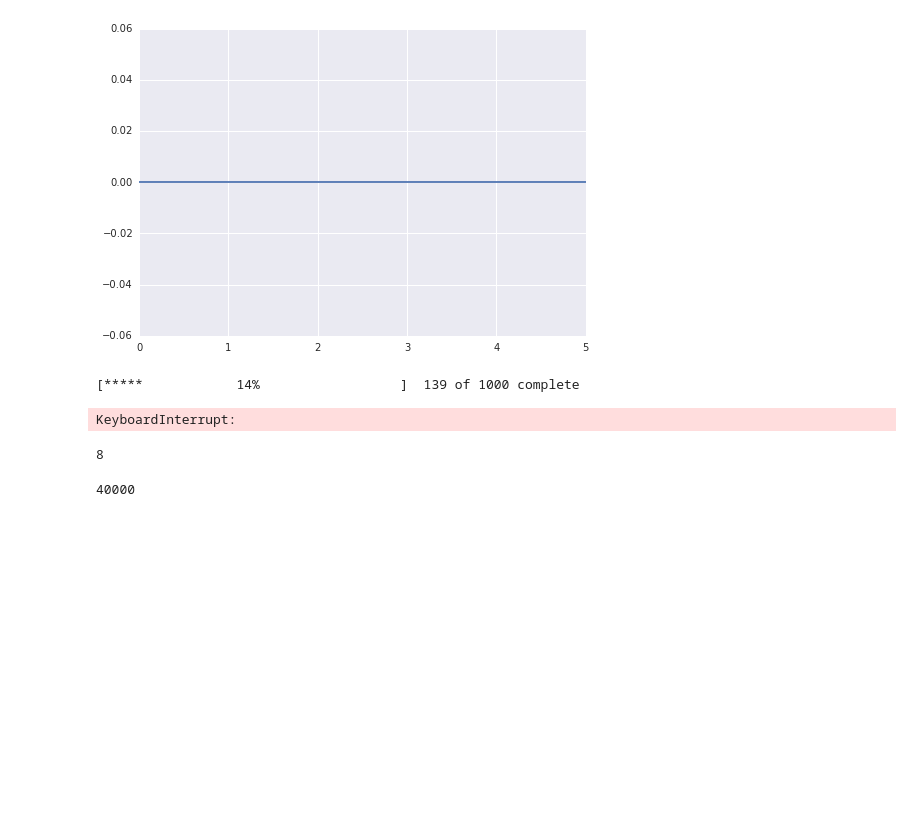
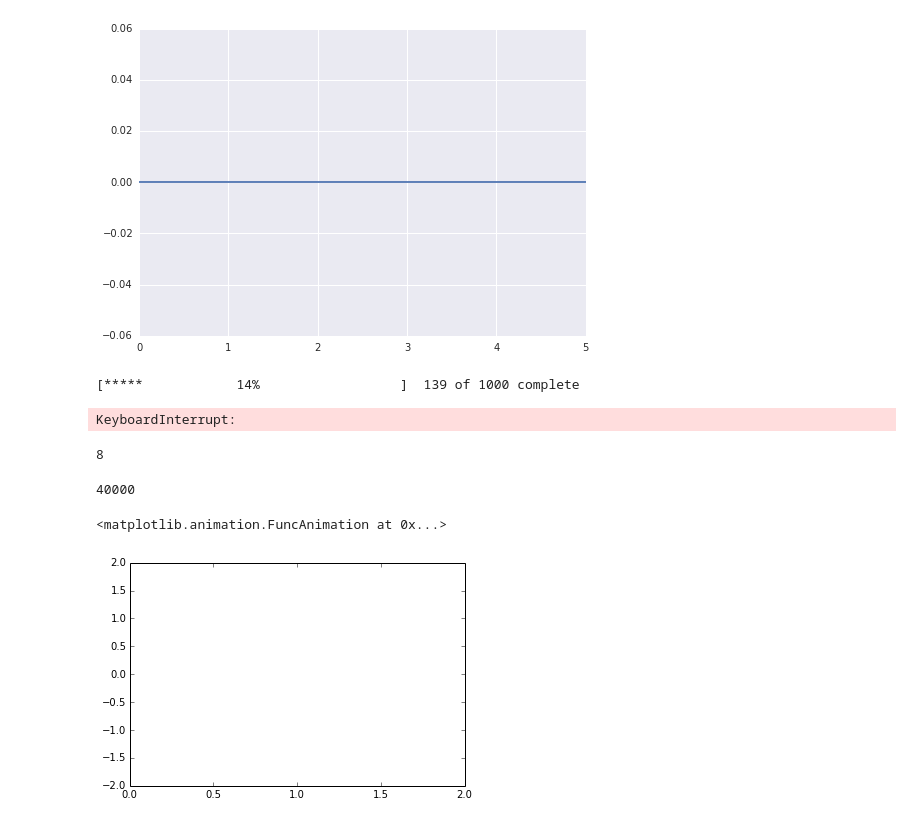
Before and after one commit to dunovank/pynb, a Jupyter notebook: SS/Untitled0.ipynb, the cells around one changed output. Cells and saved outputs as stored; diff of their text form; code cells hidden in the pictures; blank space fills up the shorter version.

```diff
--- a/SS/Untitled0.ipynb
+++ b/SS/Untitled0.ipynb
@@ -80,3 +80,34 @@ from IPython.display import HTML
 def display_animation(anim):
     plt.close(anim._fig)
     return HTML(anim_to_html(anim))
+# %%
+from matplotlib import animation
+
+# First set up the figure, the axis, and the plot element we want to animate
+fig = plt.figure()
+ax = plt.axes(xlim=(0, 2), ylim=(-2, 2))
+line, = ax.plot([], [], lw=2)
+
+# initialization function: plot the background of each frame
+def init():
+    line.set_data([], [])
+    return line,
+
+# animation function.  This is called sequentially
+def animate(i):
+    x = np.linspace(0, 2, 1000)
+    y = np.sin(2 * np.pi * (x - 0.01 * i))
+    line.set_data(x, y)
+    return line,
+
+# call the animator.  blit=True means only re-draw the parts that have changed.
+anim = animation.FuncAnimation(fig, animate, init_func=init,
+                               frames=100, interval=20, blit=True)
+
+# call our new function to display the animation
+#display_animation(anim)
+animation.FuncAnimation(fig, animate, init_func=init,
+                               frames=100, interval=20, blit=True)
+# %% [output]
+<matplotlib.animation.FuncAnimation at 0x...>
+[figure, added]
```
Also changed, not shown: parts of 18 cells of this notebook, 1 other file.
